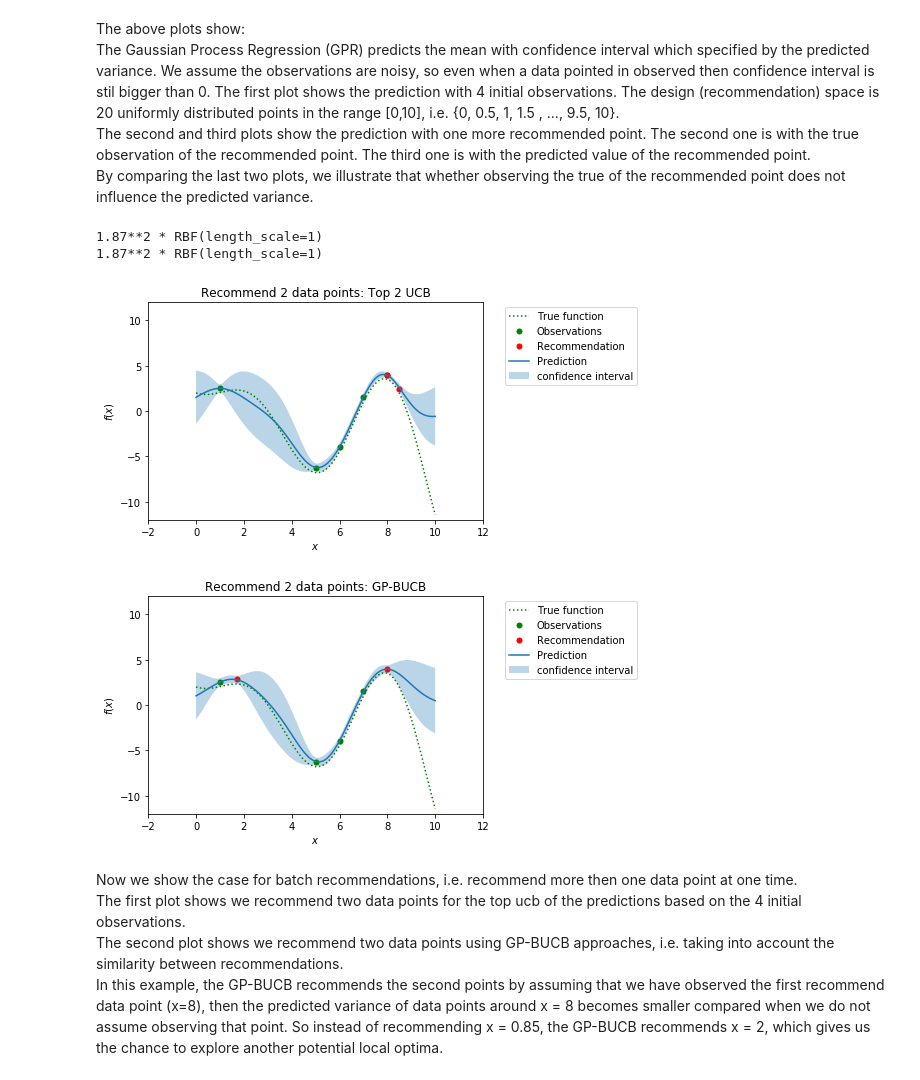
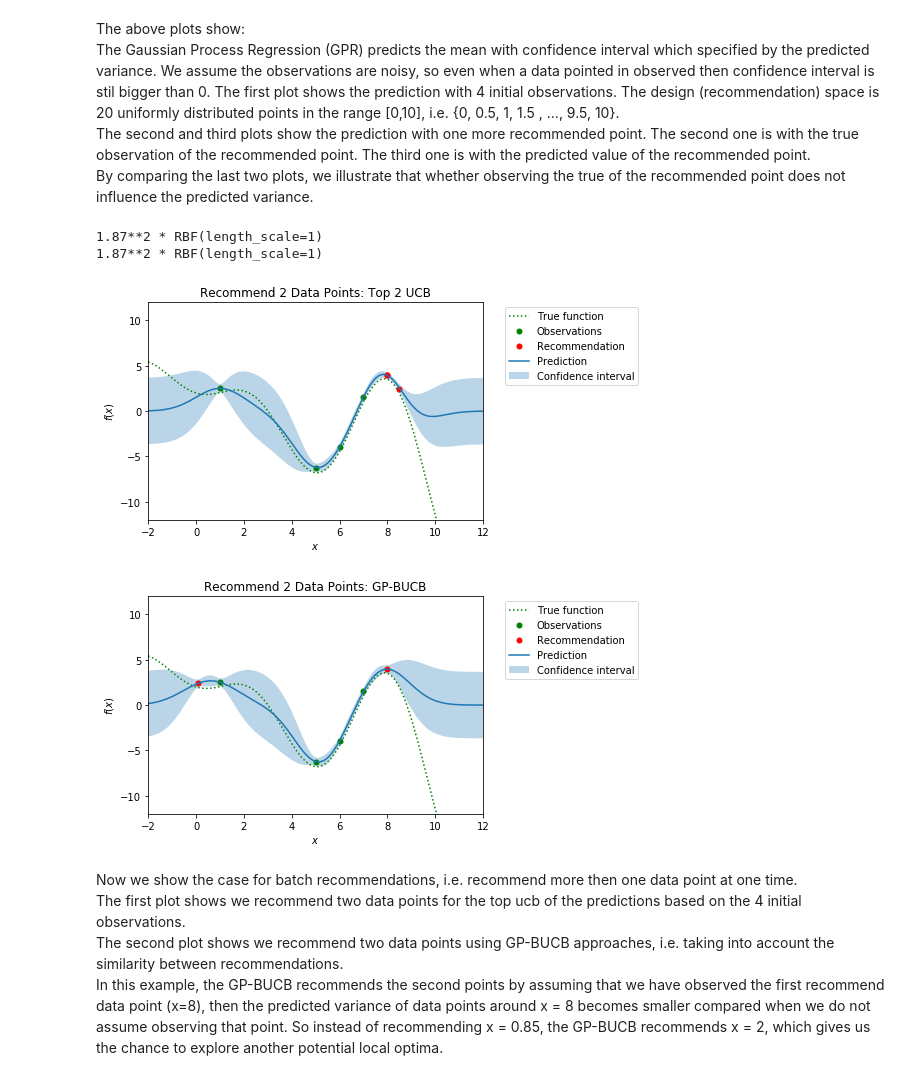
Before and after one commit to mholowko/Solaris, a Jupyter notebook: notebooks/plot_gpr.ipynb, the cells around one changed output. Saved outputs shown, nothing was run; the diff lists cells and outputs as text; code cells hidden in the pictures.

Commit message:
update plots

```diff
--- a/notebooks/plot_gpr.ipynb
+++ b/notebooks/plot_gpr.ipynb
@@ -45,14 +45,16 @@ def gpr_plot(X, y, x, title = 'GPR'):
     plt.fill(np.concatenate([x, x[::-1]]),
              np.concatenate([y_pred - 1.9600 * sigma,
                             (y_pred + 1.9600 * sigma)[::-1]]),
-             alpha=.3, ec='None', label='confidence interval')
+             alpha=.3, ec='None', label='Confidence interval')
     plt.xlabel('$x$')
     plt.ylabel('$f(x)$')
     plt.ylim(-12, 12)
     plt.xlim(-2,12)
 #     plt.legend(loc='upper left')
-    plt.legend(bbox_to_anchor=(1.05, 1.0), loc='upper left')
+    lgd = plt.legend(bbox_to_anchor=(1.05, 1.0), loc='upper left')
     plt.title(title)
+    #plt.savefig(title+'.pdf',)
+    plt.savefig(title+'.pdf', bbox_extra_artists=(lgd,), bbox_inches='tight')
 
     return y_pred, sigma
 # %%
@@ -62,7 +64,8 @@ x_test.reshape(-1,)[::5]
 array([ 0. ,  0.5,  1. ,  1.5,  2. ,  2.5,  3. ,  3.5,  4. ,  4.5,  5. ,
         5.5,  6. ,  6.5,  7. ,  7.5,  8. ,  8.5,  9. ,  9.5, 10. ])
 # %%
-x_test = np.atleast_2d(np.linspace(0, 10, 101)).T
+# x_test = np.atleast_2d(np.linspace(0, 10, 101)).T
+x_test = np.atleast_2d(np.linspace(-2, 12, 141)).T
 design_dist = 5
 x_design = x_test.reshape(-1,)[::design_dist]
 noise = 0.5
@@ -84,7 +87,7 @@ new_y = np.append(y, obs_y)
 
 new_X = np.append(X.reshape(-1,), rec).reshape(-1,1)
 
-new_pred, new_sigma = gpr_plot(new_X,new_y,x_test, 'Recommend 1 data point (new observation)')
+new_pred, new_sigma = gpr_plot(new_X,new_y,x_test, 'Recommend 1 Data Point (New Observation)')
 
 #------------------------------------------------------
 # rec max ucb, batch
@@ -92,7 +95,7 @@ new_pred, new_sigma = gpr_plot(new_X,new_y,x_test, 'Recommend 1 data point (new
 obs_y = y_pred[::design_dist][rec_idx]
 batch_new_y = np.append(y, obs_y)
 
-batch_new_pred, batch_new_sigma = gpr_plot(new_X,batch_new_y,x_test, 'Recommend 1 data point (predicted mean)')
+batch_new_pred, batch_new_sigma = gpr_plot(new_X,batch_new_y,x_test, 'Recommend 1 Data Point (Predicted Mean)')
 # %% [output]
 1.87**2 * RBF(length_scale=1)
 1.87**2 * RBF(length_scale=1)
@@ -110,30 +113,30 @@ By comparing the last two plots, we illustrate that whether observing the true o
 # %%
 # rec 2 points
 round6_rec_idx = np.argsort(y_pred[::design_dist] + 1.9600 * sigma[::design_dist])[-2:]
 rec = x_design[round6_rec_idx]
 
 obs_y = f(rec)+ 0.5
 round6_new_y = np.append(new_y, obs_y)
 
 round6_new_X = np.append(new_X.reshape(-1,), rec).reshape(-1,1)
 
-new_pred, new_sigma = gpr_plot(round6_new_X,round6_new_y,x_test, 'Recommend 2 data points: Top 2 UCB')
+new_pred, new_sigma = gpr_plot(round6_new_X,round6_new_y,x_test, 'Recommend 2 Data Points: Top 2 UCB')
 
 # rec for round 6
 batch6_rec_idx = np.argmax(new_pred + 1.9600 * new_sigma)
 rec = x_test[round6_rec_idx][0]
 
 obs_y = f(rec)+ 0.5
 batch6_new_y = np.append(new_y, obs_y)
 
 batch6_new_X = np.append(new_X.reshape(-1,), rec).reshape(-1,1)
 
-new_pred, new_sigma = gpr_plot(batch6_new_X, batch6_new_y,x_test, 'Recommend 2 data points: GP-BUCB')
+new_pred, new_sigma = gpr_plot(batch6_new_X, batch6_new_y,x_test, 'Recommend 2 Data Points: GP-BUCB')
 # %% [output]
 1.87**2 * RBF(length_scale=1)
 1.87**2 * RBF(length_scale=1)
-[figure, old version]
+[figure, new version]
-[figure, old version]
+[figure, new version]
 # %% [markdown]
 Now we show the case for batch recommendations, i.e. recommend more then one data point at one time.
 The first plot shows we recommend two data points for the top ucb of the predictions based on the 4 initial observations.
```
Also changed, not shown: parts of 1 cell of this notebook, 5 other files.
